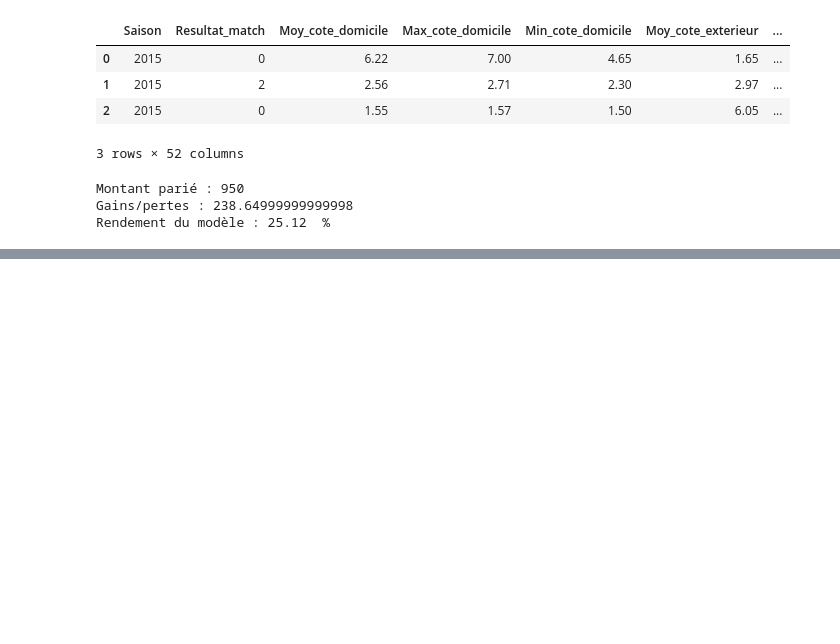
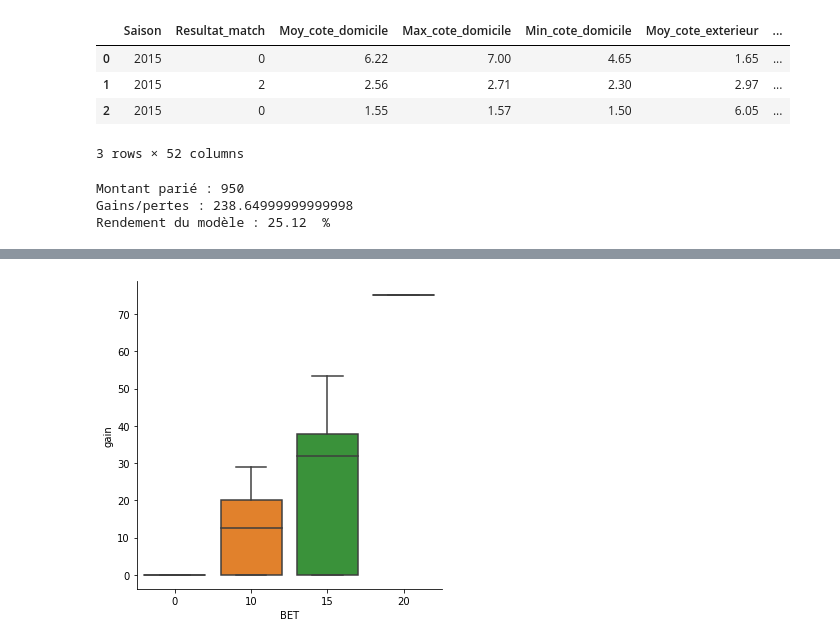
Before and after one commit to choarauc/pyck, a Jupyter notebook: 7_Pari_selon_proba.ipynb, the cells around one changed output, grey strips where cells are left out. Saved outputs shown, nothing was run; the diff lists cells and outputs as text; code cells hidden in the pictures; blank space fills up the shorter version.

```diff
--- a/7_Pari_selon_proba.ipynb
+++ b/7_Pari_selon_proba.ipynb
@@ -239,0 +340,4 @@ df_avec_pred.tail(10)
+# %%
+sns.catplot(x='BET', y='gain', kind='box', data=df_gains);
+# %% [output]
+[figure, added]
```
Also changed, not shown: parts of 16 cells of this notebook.
